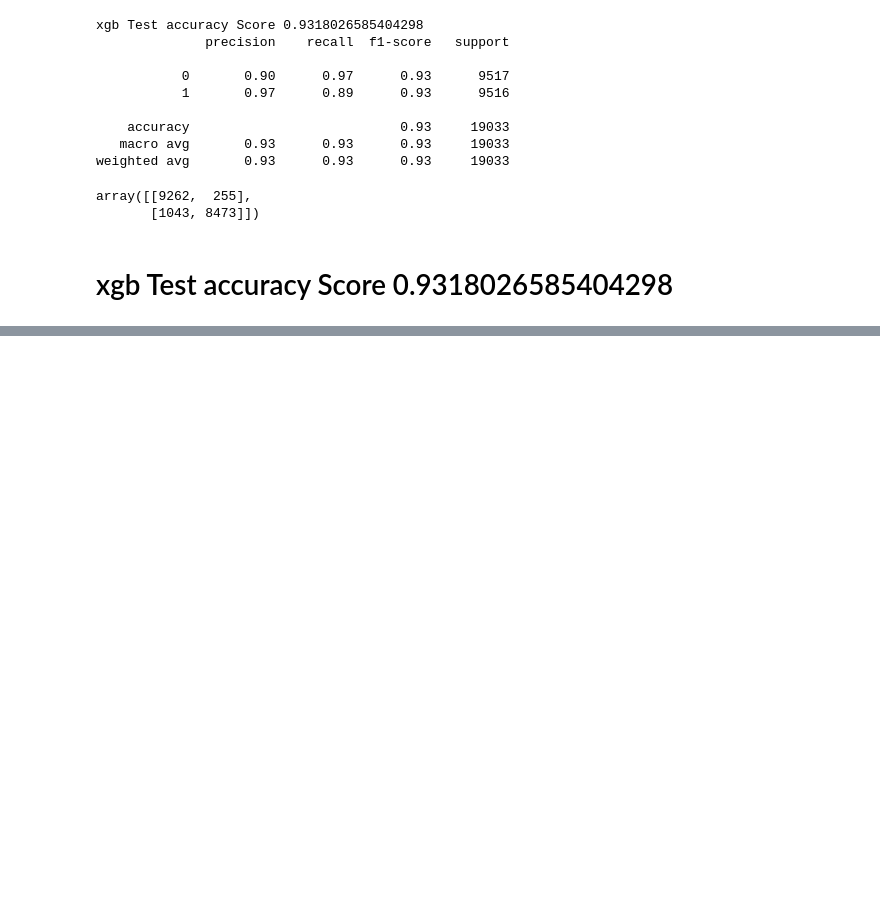
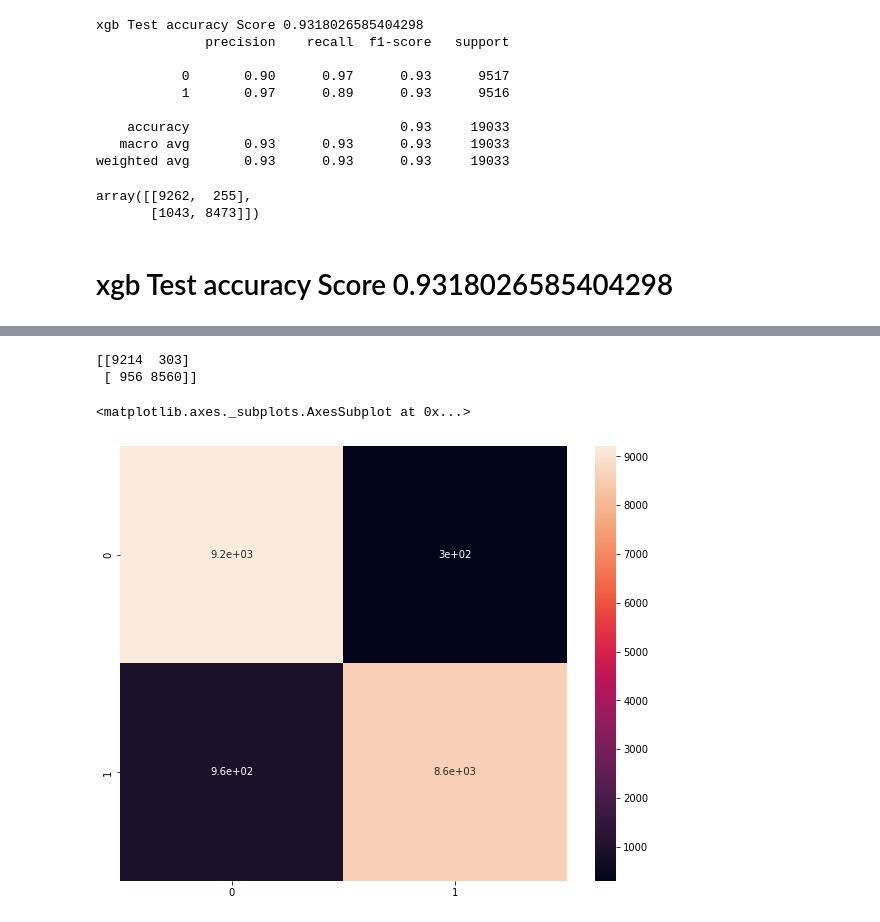
Before and after one commit to jayV1999/Bank-Marketing-Effectiveness-Prediction, a Jupyter notebook: Bank_Marketing_Effectiveness_Prediction_Jayanth_V.ipynb, the cells around one changed output, grey strips where cells are left out. Cells and saved outputs as stored; diff of their text form; code cells hidden in the pictures; blank space fills up the shorter version.

```diff
--- a/Bank_Marketing_Effectiveness_Prediction_Jayanth_V.ipynb
+++ b/Bank_Marketing_Effectiveness_Prediction_Jayanth_V.ipynb
@@ -853,3 +851,5 @@ parameters=[{'learning_rate': [0.05, 0.1, 0.2 ,0.3 ,0.4], 'max_depth': range(3,1
+# %%
+parameters=[{'learning_rate': [0.05,0.10,0.15,0.20,0.25,0.30], 'max_depth': range(3,15),'min_child_weight' : [1,3,5,7],'gamma':[0.0,0.1,0.2,0.3,0.4],'colsample_bytree' : [0.3,0.4,0.5,0.7]}]
 # %%
 from sklearn.model_selection import RandomizedSearchCV
 classifier=XGBClassifier()
@@ -859,0 +882,11 @@ Fitting 5 folds for each of 5 candidates, totalling 25 fits
+# %%
+#loading libraries
+from xgboost import XGBClassifier
+xgb_hyp=XGBClassifier(colsample_bytree=0.3, gamma=0.4,learning_rate=0.25,max_depth=13,min_child_weight=7)
+# %%
+from sklearn.model_selection import cross_val_score
+xgb_hyp.fit(X_train,y_train)
+score=cross_val_score(xgb_hyp,X_train,y_train,cv=10)
+y_pred_xgb_hypertuned = xgb_hyp.predict(X_test)
+print('Cross_validation score',score)
+print_metrics(y_test,y_pred_xgb_hypertuned,'xgb_hypertuned')
@@ -859,0 +907,11 @@ Fitting 5 folds for each of 5 candidates, totalling 25 fits
+# %%
+#Get the confusion matrix
+plt.figure(figsize=(10,8))
+cf_matrix = confusion_matrix(y_test,y_pred_xgb_hypertuned)
+print(cf_matrix)
+sns.heatmap(cf_matrix, annot=True)
+# %% [output]
+[[9214  303]
+ [ 956 8560]]
+<matplotlib.axes._subplots.AxesSubplot at 0x...>
+[figure, added]
```
Also changed, not shown: parts of 5 cells of this notebook.
